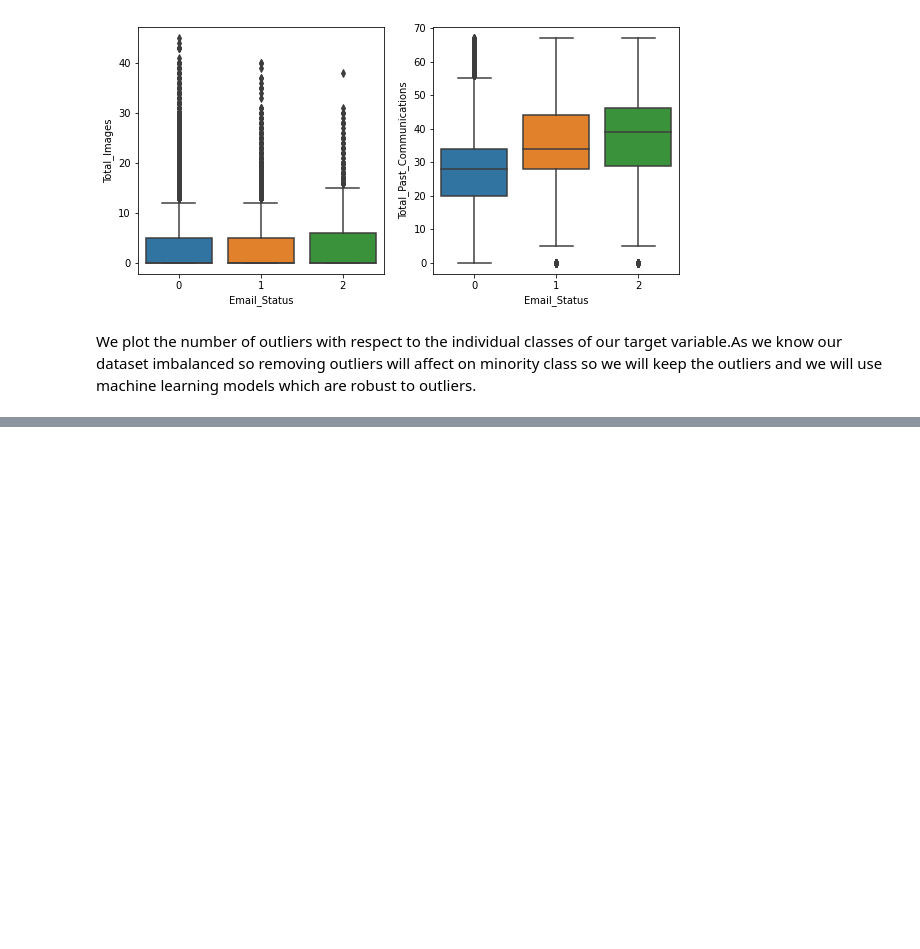
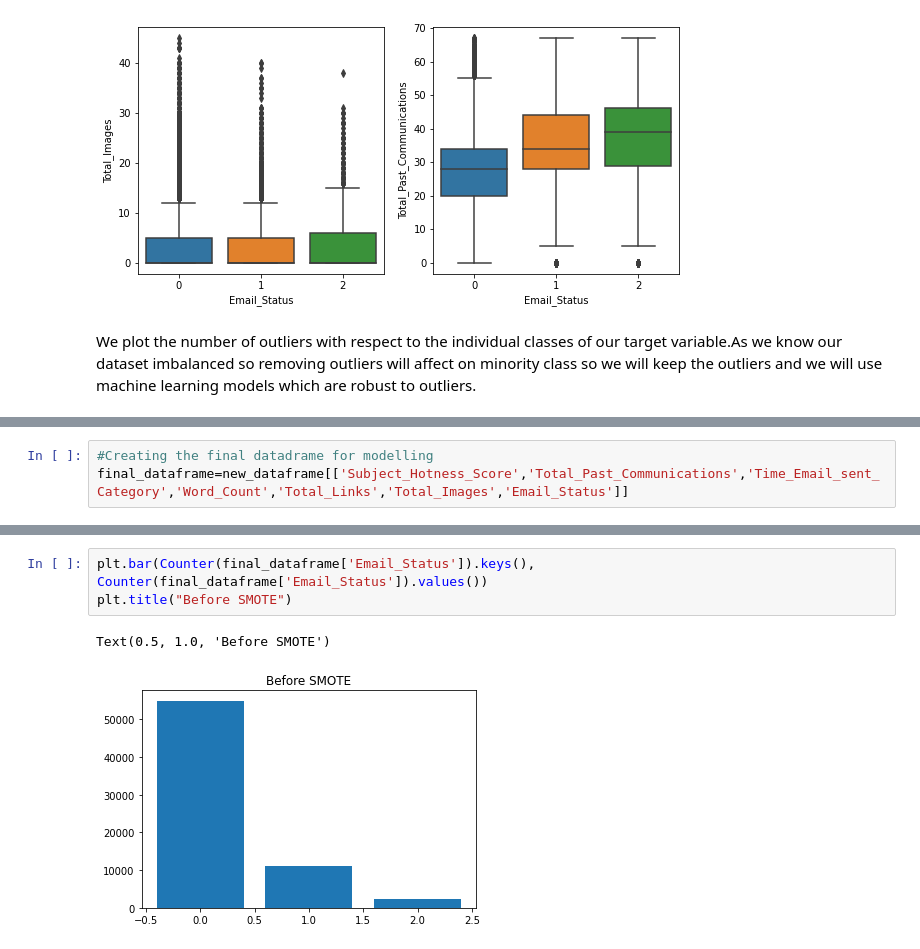
Before and after one commit to ArslanUllahKhan1/Email-Campaign-Effectiveness-Prediction, a Jupyter notebook: Email_Campaign_Effectiveness_Prediction.ipynb, the cells around one changed output, grey strips where cells are left out. Drawn from its saved outputs; the diff is of its cells as text; blank space fills up the shorter version.

```diff
--- a/Email_Campaign_Effectiveness_Prediction.ipynb
+++ b/Email_Campaign_Effectiveness_Prediction.ipynb
@@ -432,0 +545,3 @@ We plot the number of outliers with respect to the individual classes of our tar
+# %%
+#Creating the final datadrame for modelling
+final_dataframe=new_dataframe[['Subject_Hotness_Score','Total_Past_Communications','Time_Email_sent_Category','Word_Count','Total_Links','Total_Images','Email_Status']]
@@ -432,0 +573,6 @@ We plot the number of outliers with respect to the individual classes of our tar
+# %%
+plt.bar(Counter(final_dataframe['Email_Status']).keys(), Counter(final_dataframe['Email_Status']).values())
+plt.title("Before SMOTE")
+# %% [output]
+Text(0.5, 1.0, 'Before SMOTE')
+[figure, added]
```
Also changed, not shown: parts of 20 cells of this notebook.
